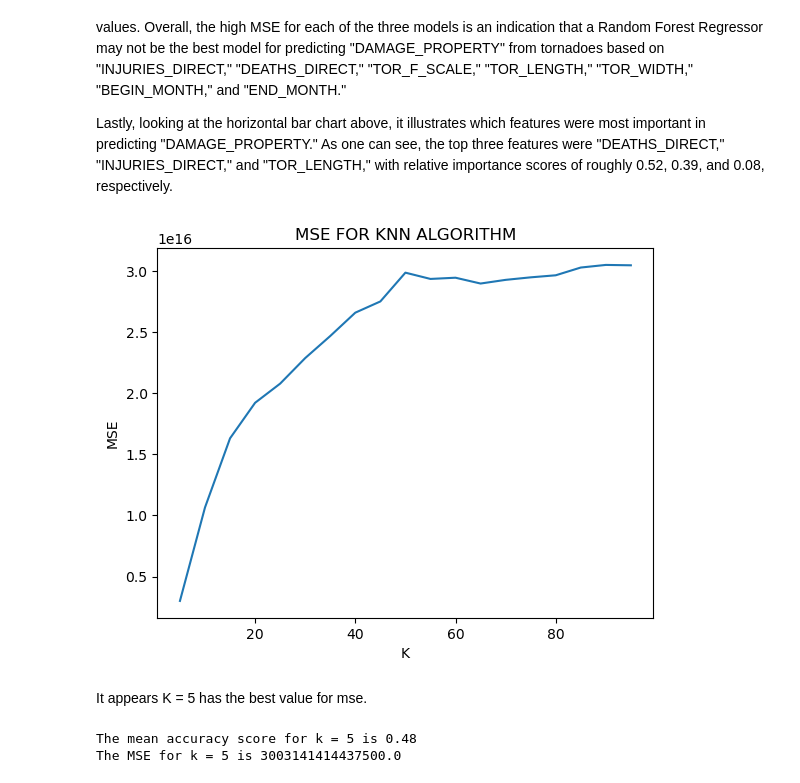
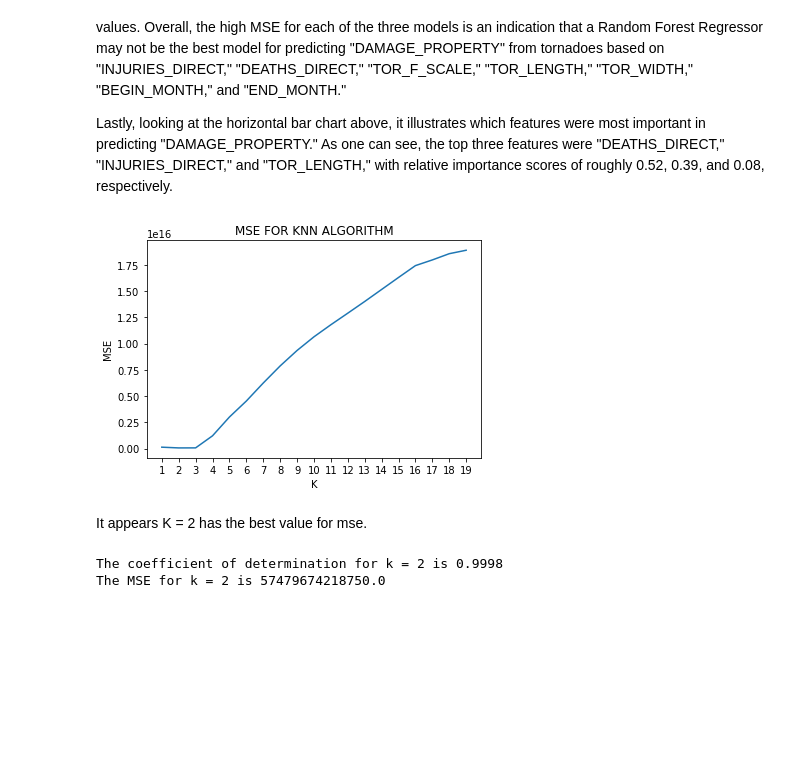
Before and after one commit to dgill218/WeatherDisasters, a Jupyter notebook: weather_disasters.ipynb, the cells around one changed output. Saved outputs shown, nothing was run; the diff lists cells and outputs as text; code cells hidden in the pictures; blank space fills up the shorter version.

```diff
--- a/weather_disasters.ipynb
+++ b/weather_disasters.ipynb
@@ -529,43 +530,47 @@ tornado_df = pd.get_dummies(tornado_df, columns = ['TOR_F_SCALE'])
 # %%
 # set up our variables
 X = tornado_df.drop(['DAMAGE_PROPERTY'], axis=1)
 y = tornado_df['DAMAGE_PROPERTY']
 
 # partition the data
 X_train, X_test, y_train, y_test = train_test_split(X, y, test_size = 0.2, random_state=1)
 
 X_train = X_train[['INJURIES_DIRECT' , 'DEATHS_DIRECT', 'TOR_LENGTH', 'TOR_WIDTH', 'BEGIN_MONTH' , 'END_MONTH',
                   'TOR_F_SCALE_EF1', 'TOR_F_SCALE_EF2' , 'TOR_F_SCALE_EF3' , 'TOR_F_SCALE_EF4']]
 
 X_test = X_test[['INJURIES_DIRECT' , 'DEATHS_DIRECT', 'TOR_LENGTH', 'TOR_WIDTH', 'BEGIN_MONTH' , 'END_MONTH',
                   'TOR_F_SCALE_EF1', 'TOR_F_SCALE_EF2' , 'TOR_F_SCALE_EF3' , 'TOR_F_SCALE_EF4']]
 
 
 # perform algorithm
 mse = {}
-for k in range(5,100,5):
+cd = {}
+k_range = range(1,20)
+for k in k_range:
     knn = KNeighborsRegressor(n_neighbors = k)
     knn.fit(X_train, y_train)
     y_pred = knn.predict(X_test)
     mse[k] = round(mean_squared_error(y_test, y_pred),2)
+    cd[k] = knn.score(X_train, y_train)
+
 
 # plot various values of MSE by k
-plt.plot(mse.keys(), mse.values())
+plt.plot(k_range, mse.values())
 plt.title('MSE FOR KNN ALGORITHM')
 plt.xlabel('K')
 plt.ylabel('MSE')
+plt.xticks(k_range)
 plt.show()
 # %% [output]
-[figure, old version]
+[figure, new version]
 # %% [markdown]
-It appears K = 5 has the best value for mse.
+It appears K = 2 has the best value for mse.
 # %%
-knn = KNeighborsRegressor(n_neighbors = 5)
+knn = KNeighborsRegressor(n_neighbors = 2)
 knn.fit(X_train, y_train)
 y_pred = knn.predict(X_test)
-score = accuracy_score(y_test,y_pred)
-print('The mean accuracy score for k = 5 is', round(score,2))
-print('The MSE for k = 5 is', round(mean_squared_error(y_test, y_pred),2))
+print('The coefficient of determination for k = 2 is', round(cd[2],4))
+print('The MSE for k = 2 is', round(mean_squared_error(y_test, y_pred),2))
 # %% [output]
-The mean accuracy score for k = 5 is 0.48
-The MSE for k = 5 is 3003141414437500.0
+The coefficient of determination for k = 2 is 0.9998
+The MSE for k = 2 is 57479674218750.0
```
Also changed, not shown: parts of 4 cells of this notebook.
